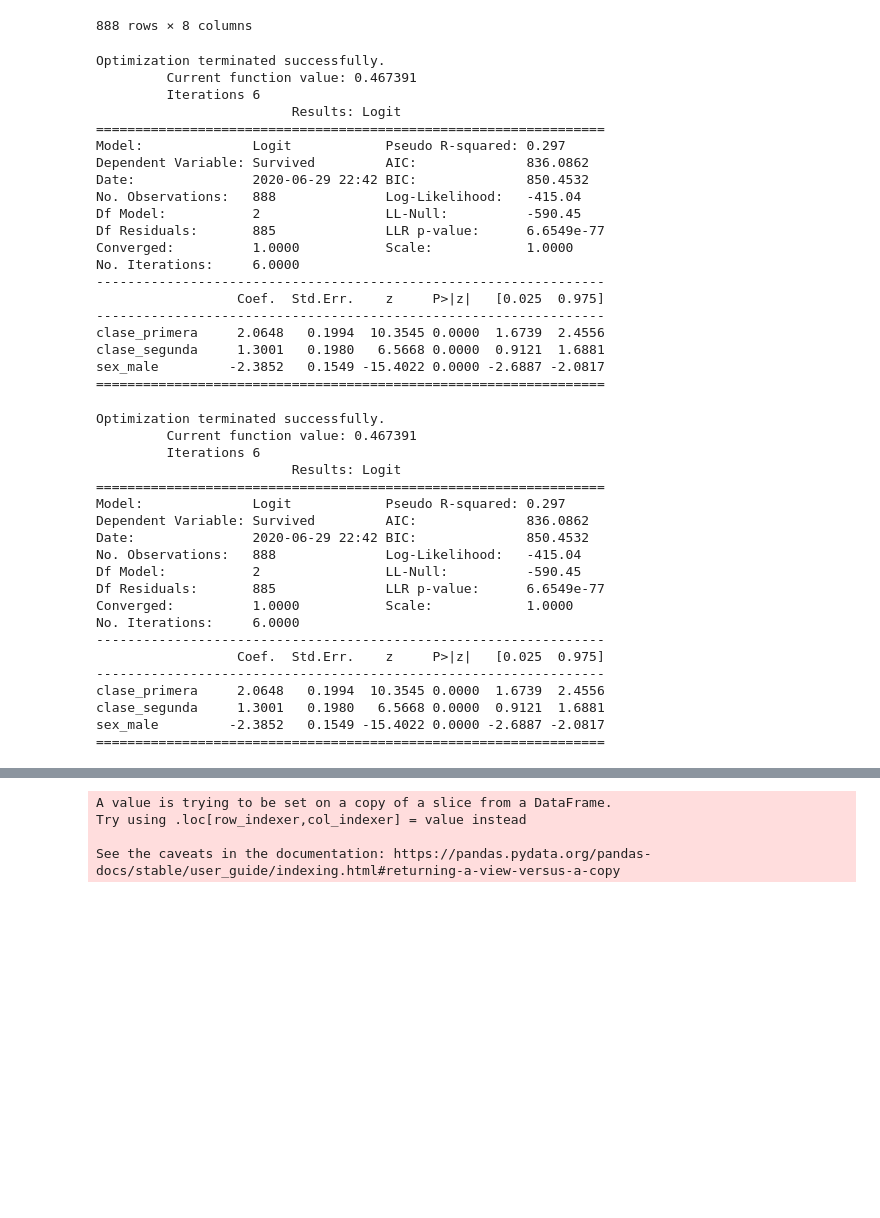
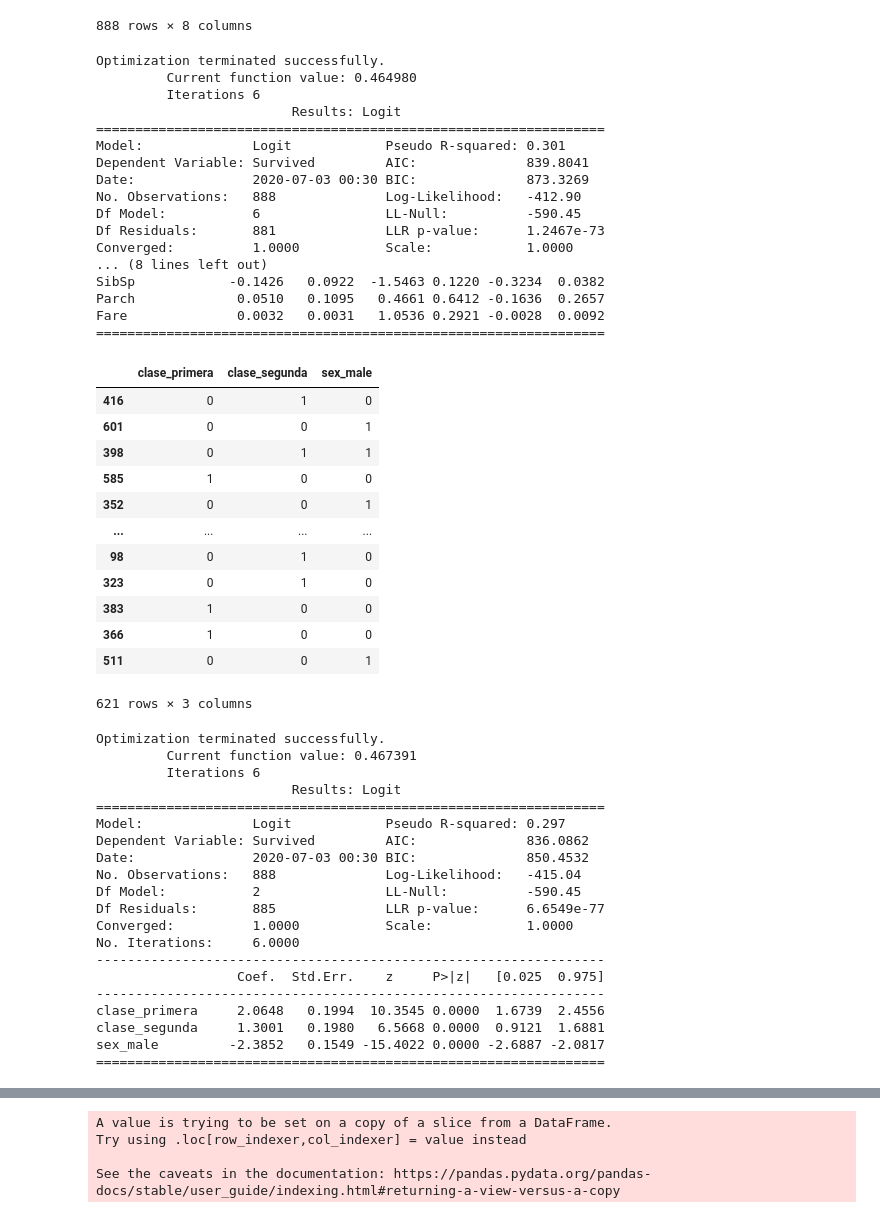
Before and after one commit to bminnozzi/Titanic_Kaggle, a Jupyter notebook: Titanic.ipynb, the cells around one changed output, grey strips where cells are left out. Cells and saved outputs as stored; diff of their text form; code cells hidden in the pictures; blank space fills up the shorter version.

```diff
--- a/Titanic.ipynb
+++ b/Titanic.ipynb
@@ -183,29 +186,26 @@ cols=['clase_primera','clase_segunda','sex_male','Age','SibSp','Parch','Fare']
 x_test = df_test[cols]
 # %%
 import statsmodels.api as sm
-logit_model = sm.Logit(y,x)
+logit_model = sm.Logit(y_train,x_train)
 result = logit_model.fit()
 print(result.summary2())
 # %% [output]
 Optimization terminated successfully.
-         Current function value: 0.467391
+         Current function value: 0.464980
          Iterations 6
                          Results: Logit
 =================================================================
-Model:              Logit            Pseudo R-squared: 0.297
-Dependent Variable: Survived         AIC:              836.0862
-Date:               2020-06-29 22:42 BIC:              850.4532
-No. Observations:   888              Log-Likelihood:   -415.04
-Df Model:           2                LL-Null:          -590.45
-Df Residuals:       885              LLR p-value:      6.6549e-77
+Model:              Logit            Pseudo R-squared: 0.301
+Dependent Variable: Survived         AIC:              839.8041
+Date:               2020-07-03 00:30 BIC:              873.3269
+No. Observations:   888              Log-Likelihood:   -412.90
+Df Model:           6                LL-Null:          -590.45
+Df Residuals:       881              LLR p-value:      1.2467e-73
 Converged:          1.0000           Scale:            1.0000
-No. Iterations:     6.0000
------------------------------------------------------------------
-                  Coef.  Std.Err.    z     P>|z|   [0.025  0.975]
------------------------------------------------------------------
-clase_primera     2.0648   0.1994  10.3545 0.0000  1.6739  2.4556
-clase_segunda     1.3001   0.1980   6.5668 0.0000  0.9121  1.6881
-sex_male         -2.3852   0.1549 -15.4022 0.0000 -2.6887 -2.0817
+... (8 lines left out)
+SibSp            -0.1426   0.0922  -1.5463 0.1220 -0.3234  0.0382
+Parch             0.0510   0.1095   0.4661 0.6412 -0.1636  0.2657
+Fare              0.0032   0.0031   1.0536 0.2921 -0.0028  0.0092
 =================================================================
 # %%
 cols=['clase_primera','clase_segunda','sex_male']
@@ -214,9 +214,26 @@ y_train = df_train['Survived']
 
 cols=['clase_primera','clase_segunda','sex_male']
 x_test = df_test[cols]
+# %%
+x_train2, x_test2, y_train2, y_test2 = train_test_split(x_train, y_train, test_size=0.3, random_state=123)
+# %% [output]
+|  | clase_primera | clase_segunda | sex_male |
+| 416 | 0 | 1 | 0 |
+| 601 | 0 | 0 | 1 |
+| 398 | 0 | 1 | 1 |
+| 585 | 1 | 0 | 0 |
+| 352 | 0 | 0 | 1 |
+| ... | ... | ... | ... |
+| 98 | 0 | 1 | 0 |
+| 323 | 0 | 1 | 0 |
+| 383 | 1 | 0 | 0 |
+| 366 | 1 | 0 | 0 |
+| 511 | 0 | 0 | 1 |
+621 rows × 3 columns
 # %%
+#Regression model for train dataset
 import statsmodels.api as sm
-logit_model = sm.Logit(y,x)
+logit_model = sm.Logit(y_train,x_train)
 result = logit_model.fit()
 print(result.summary2())
 # %% [output]
@@ -227,7 +244,7 @@ Optimization terminated successfully.
 =================================================================
 Model:              Logit            Pseudo R-squared: 0.297
 Dependent Variable: Survived         AIC:              836.0862
-Date:               2020-06-29 22:42 BIC:              850.4532
+Date:               2020-07-03 00:30 BIC:              850.4532
 No. Observations:   888              Log-Likelihood:   -415.04
 Df Model:           2                LL-Null:          -590.45
 Df Residuals:       885              LLR p-value:      6.6549e-77
```
Also changed, not shown: parts of 18 cells of this notebook.
